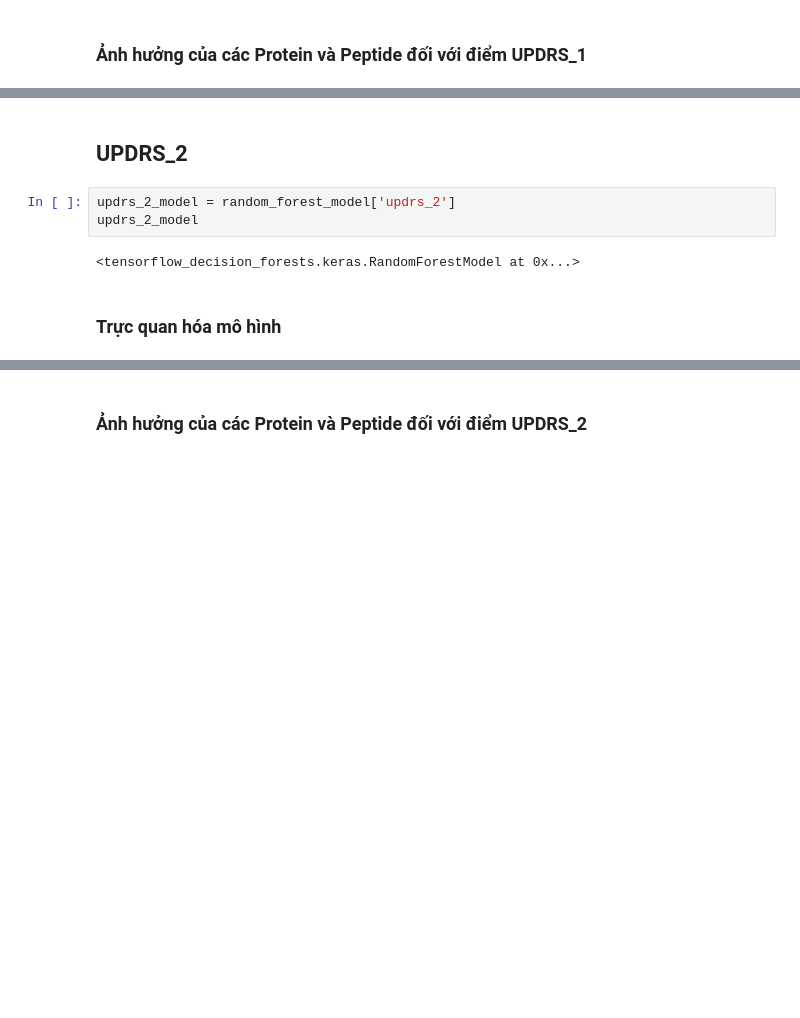
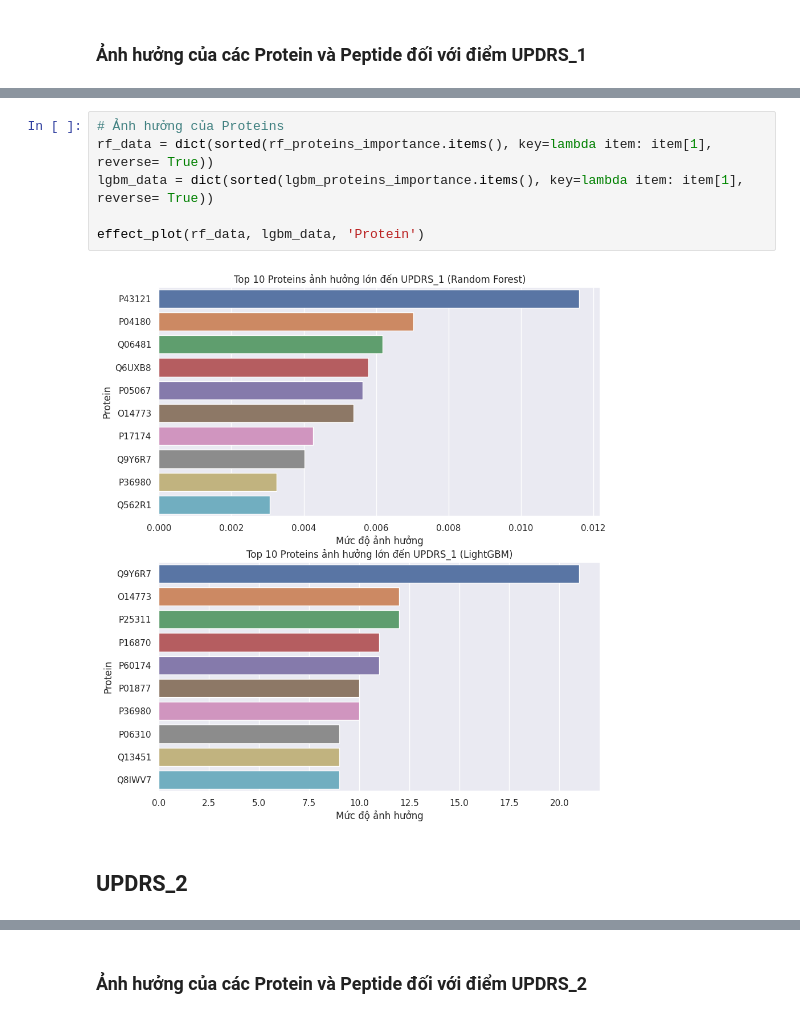
Before and after one commit to Nanashi0it/Parkinson-Disease-Progression-Prediction--ADS, a Jupyter notebook: ADS_Final_Project.ipynb, the cells around one changed output, grey strips where cells are left out. Drawn from its saved outputs; the diff is of its cells as text; blank space fills up the shorter version.

```diff
--- a/ADS_Final_Project.ipynb
+++ b/ADS_Final_Project.ipynb
@@ -1092,9 +1117,10 @@ plt.show()
+# %%
+# Ảnh hưởng của Proteins
+rf_data = dict(sorted(rf_proteins_importance.items(), key=lambda item: item[1], reverse= True))
+lgbm_data = dict(sorted(lgbm_proteins_importance.items(), key=lambda item: item[1], reverse= True))
+
+effect_plot(rf_data, lgbm_data, 'Protein')
+# %% [output]
+[figure, added]
 # %% [markdown]
 ## **UPDRS_2**
-# %%
-updrs_2_model = random_forest_model['updrs_2']
-updrs_2_model
-# %% [output]
-<tensorflow_decision_forests.keras.RandomForestModel at 0x...>
-# %% [markdown]
-### **Trực quan hóa mô hình**
```
Also changed, not shown: parts of 67 cells of this notebook.
